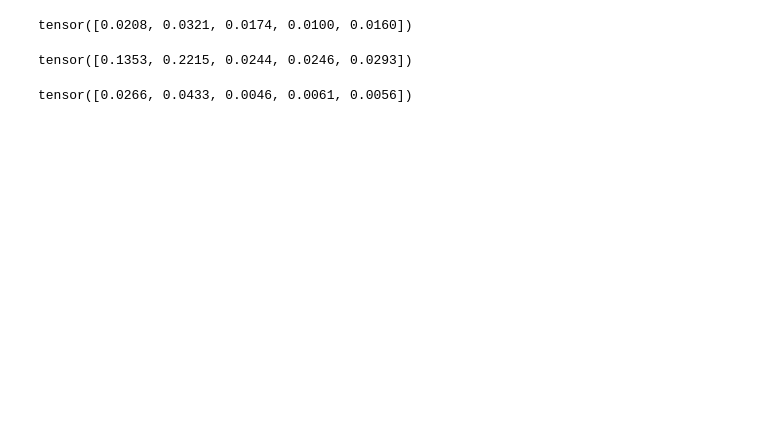
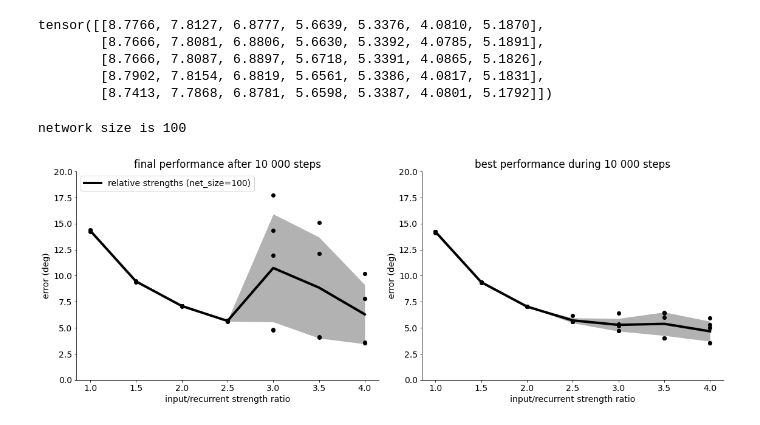
Before and after one commit to azaho/dynamictuning, a Jupyter notebook: analysis_and_figures_comparehd.ipynb, the cells around one changed output. Saved outputs shown, nothing was run; the diff lists cells and outputs as text; code cells hidden in the pictures; blank space fills up the shorter version.

```diff
--- a/analysis_and_figures_comparehd.ipynb
+++ b/analysis_and_figures_comparehd.ipynb
@@ -145,12 +145,66 @@ tensor([[ 0.1402,  0.2197,  0.0697,  0.0832,  0.0631],
+# %%
+best_errors
+# %% [output]
+tensor([[8.7766, 7.8127, 6.8777, 5.6639, 5.3376, 4.0810, 5.1870],
+        [8.7666, 7.8081, 6.8806, 5.6630, 5.3392, 4.0785, 5.1891],
+        [8.7666, 7.8087, 6.8897, 5.6718, 5.3391, 4.0865, 5.1826],
+        [8.7902, 7.8154, 6.8819, 5.6561, 5.3386, 4.0817, 5.1831],
+        [8.7413, 7.7868, 6.8781, 5.6598, 5.3387, 4.0801, 5.1792]])
 # %%
-(torch.nanmean(best_errors**2, dim=0)-mean**2)**0.5
+dim_recurrent = 100
+magnitude_factors = [1, 1.5, 2, 2.5, 3, 3.5, 4]
+randoms = [1, 2, 3, 4, 5]
+best_errors = torch.zeros(len(randoms), len(magnitude_factors))
+final_errors = torch.zeros(len(randoms), len(magnitude_factors))
+
+network, label, color = "relstrengths", "relative strengths (net_size=100)", "k"
+fig = plt.figure(figsize=(16, 6))
+plt.rc('font', **{'family': 'DejaVu Sans', 'weight': 'normal', 'size': 14})
+ax_f = fig.add_subplot(1, 2, 1)
+ax_b = fig.add_subplot(1, 2, 2)
+
+for i, magnitude_factor in enumerate(magnitude_factors):
+    for j, random in enumerate(randoms):
+        directory = f"data/hd{network}CTRNN_2ORI1O_dr{dim_recurrent}_n{0.1}_mf{magnitude_factor:.1f}_r{random}/"
+        with open(f"{directory}info.json", 'r', encoding='utf-8') as f:
+            js = json.load(f)
+        final_errors[j, i] = js["errors"][2]
+        best_errors[j, i] = js["errors"][6]
+    final_errors[final_errors>30] = float('nan')
+# plot
+mean = torch.nanmean(best_errors, dim=0)
+sd = (torch.nanmean(best_errors**2, dim=0)-mean**2)**0.5
+ax_b.scatter(torch.tensor(magnitude_factors).repeat(len(randoms), 1), best_errors, color=color)
+ax_b.fill_between(magnitude_factors, mean-sd, mean+sd, color=color, alpha=0.3, linewidth=0)
+ax_b.plot(magnitude_factors, mean, "-", linewidth=4, label=label, color=color)
+mean = torch.nanmean(final_errors, dim=0)
+sd = (torch.nanmean(final_errors**2, dim=0)-mean**2)**0.5
+ax_f.scatter(torch.tensor(magnitude_factors).repeat(len(randoms), 1), final_errors, color=color)
+ax_f.fill_between(magnitude_factors, mean-sd, mean+sd, color=color, alpha=0.3, linewidth=0)
+ax_f.plot(magnitude_factors, mean, "-", linewidth=4, label=label, color=color)
+
+#if show_line: ax.axhline(y=0.0, color='r', linestyle='--', linewidth=3)
+#ax.set_ylim(-ylim, ylim)
+#ax.set_xlim(-90, 90)
+ax_f.set_title(f"final performance after 10 000 steps")
+ax_b.set_title(f"best performance during 10 000 steps")
+ax_f.set_xlabel(f"input/recurrent strength ratio")
+ax_b.set_xlabel(f"input/recurrent strength ratio")
+ax_f.set_ylabel("error (deg)")
+ax_b.set_ylabel("error (deg)")
+ax_f.spines['top'].set_visible(False)
+ax_f.spines['right'].set_visible(False)
+ax_b.spines['top'].set_visible(False)
+ax_b.spines['right'].set_visible(False)
+ax_f.legend(loc=2)
+#ax_b.legend(loc=1)
+ax_f.set_xticks(magnitude_factors)
+ax_b.set_xticks(magnitude_factors)
+ax_f.set_ylim(0, 20)
+ax_b.set_ylim(0, 20)
+print("network size is 100")
+plt.tight_layout()
+plt.show()
 # %% [output]
-tensor([0.0208, 0.0321, 0.0174, 0.0100, 0.0160])
+network size is 100
+[figure, added]
-# %%
-torch.nansum(best_errors**2, dim=0)
-# %% [output]
-tensor([0.1353, 0.2215, 0.0244, 0.0246, 0.0293])
-# %%
-mean**2
-# %% [output]
-tensor([0.0266, 0.0433, 0.0046, 0.0061, 0.0056])
```
Also changed, not shown: parts of 4 cells of this notebook, 6 other files.
